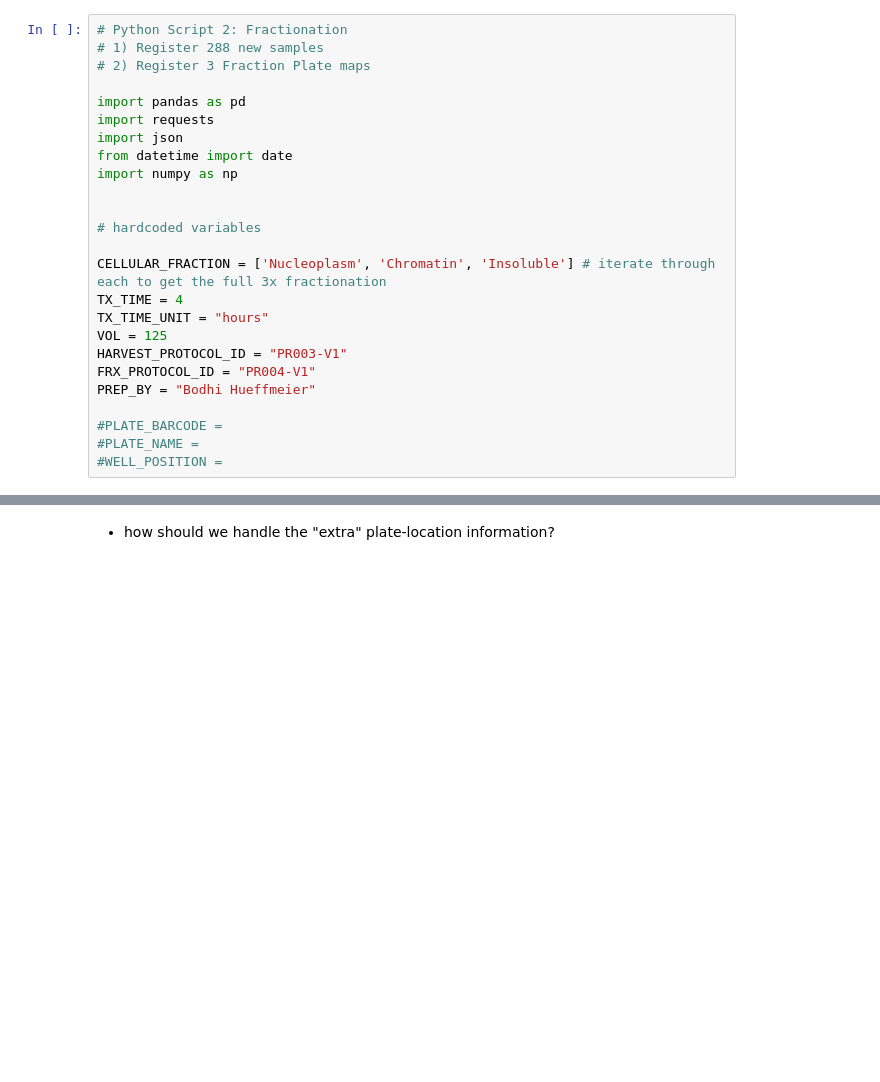
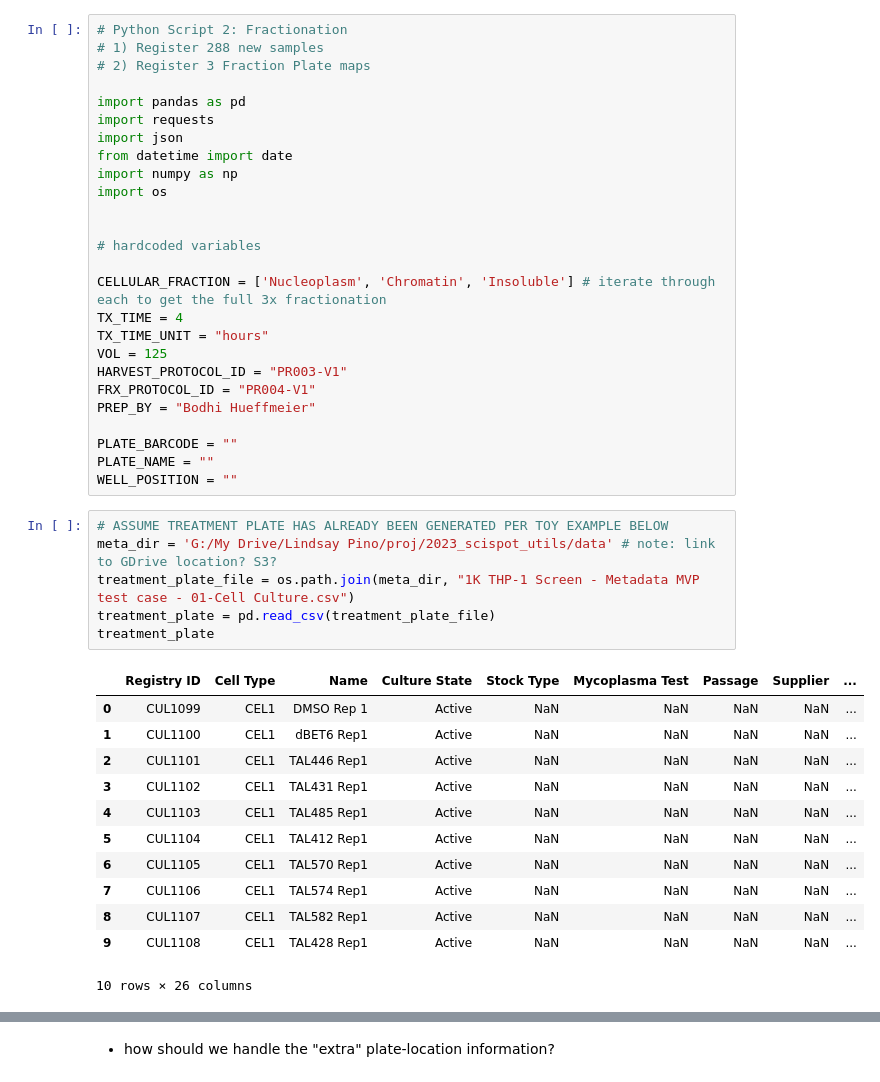
Before and after one commit to TalusBio/2023_scispot_utils, a Jupyter notebook: notebooks/script2_fractionation.ipynb, the cells around one changed output, grey strips where cells are left out. Cells and saved outputs as stored; diff of their text form; blank space fills up the shorter version.

```diff
--- a/notebooks/script2_fractionation.ipynb
+++ b/notebooks/script2_fractionation.ipynb
@@ -8,6 +8,7 @@ import requests
 import json
 from datetime import date
 import numpy as np
+import os
 
 
 # hardcoded variables
@@ -20,9 +21,28 @@ HARVEST_PROTOCOL_ID = "PR003-V1"
 FRX_PROTOCOL_ID = "PR004-V1"
 PREP_BY = "Bodhi Hueffmeier"
 
-#PLATE_BARCODE =
-#PLATE_NAME =
-#WELL_POSITION =
+PLATE_BARCODE = ""
+PLATE_NAME = ""
+WELL_POSITION = ""
+# %%
+# ASSUME TREATMENT PLATE HAS ALREADY BEEN GENERATED PER TOY EXAMPLE BELOW
+meta_dir = 'G:/My Drive/Lindsay Pino/proj/2023_scispot_utils/data' # note: link to GDrive location? S3?
+treatment_plate_file = os.path.join(meta_dir, "1K THP-1 Screen - Metadata MVP test case - 01-Cell Culture.csv")
+treatment_plate = pd.read_csv(treatment_plate_file)
+treatment_plate
+# %% [output]
+|  | Registry ID | Cell Type | Name | Culture State | Stock Type | Mycoplasma Test | Passage | Supplier | ... |
+| 0 | CUL1099 | CEL1 | DMSO Rep 1 | Active | NaN | NaN | NaN | NaN | ... |
+| 1 | CUL1100 | CEL1 | dBET6 Rep1 | Active | NaN | NaN | NaN | NaN | ... |
+| 2 | CUL1101 | CEL1 | TAL446 Rep1 | Active | NaN | NaN | NaN | NaN | ... |
+| 3 | CUL1102 | CEL1 | TAL431 Rep1 | Active | NaN | NaN | NaN | NaN | ... |
+| 4 | CUL1103 | CEL1 | TAL485 Rep1 | Active | NaN | NaN | NaN | NaN | ... |
+| 5 | CUL1104 | CEL1 | TAL412 Rep1 | Active | NaN | NaN | NaN | NaN | ... |
+| 6 | CUL1105 | CEL1 | TAL570 Rep1 | Active | NaN | NaN | NaN | NaN | ... |
+| 7 | CUL1106 | CEL1 | TAL574 Rep1 | Active | NaN | NaN | NaN | NaN | ... |
+| 8 | CUL1107 | CEL1 | TAL582 Rep1 | Active | NaN | NaN | NaN | NaN | ... |
+| 9 | CUL1108 | CEL1 | TAL428 Rep1 | Active | NaN | NaN | NaN | NaN | ... |
+10 rows × 26 columns
 # %%
 # 1) Register 288 new samples
 # i.e. 3x 96 samples
```
Also changed, not shown: parts of 2 cells of this notebook.
